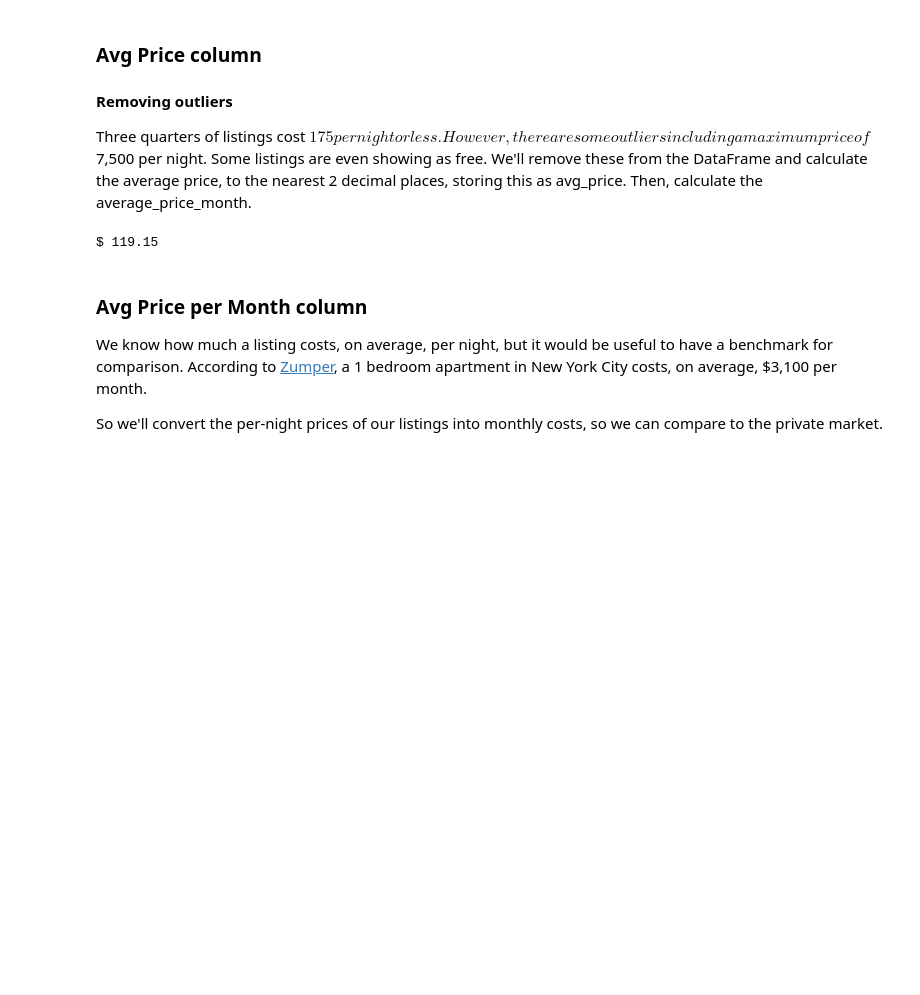
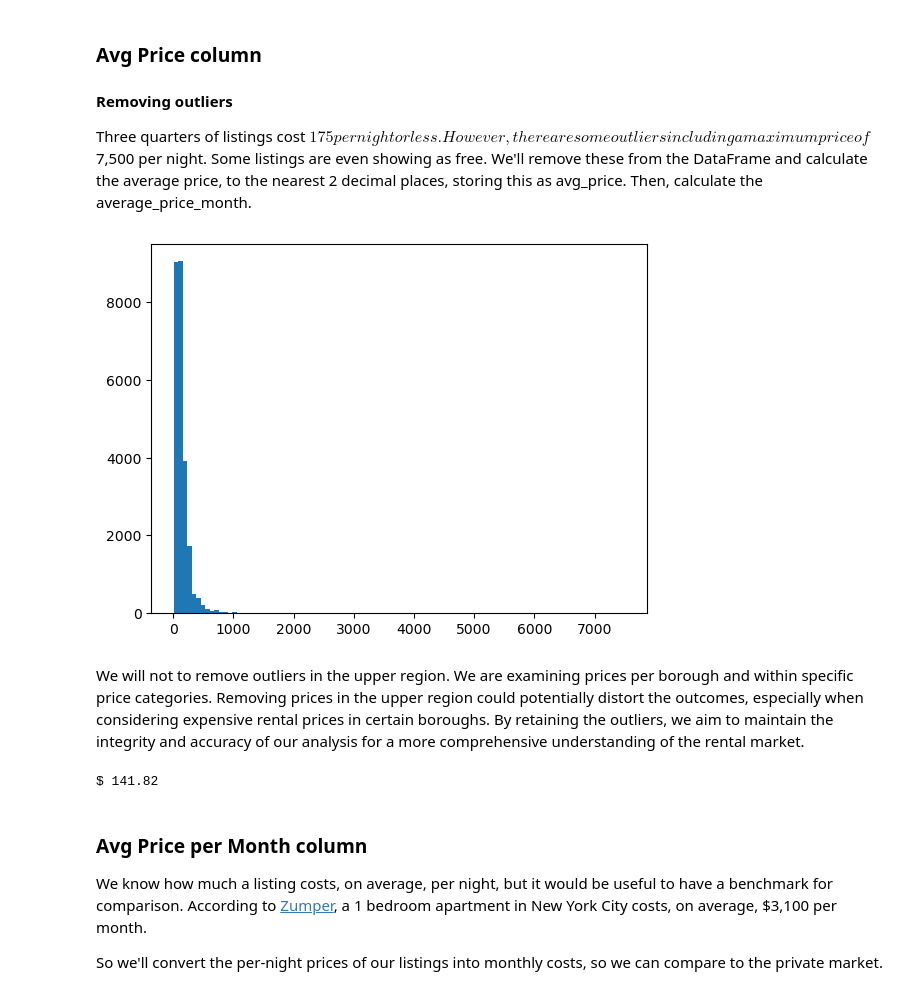
Before and after one commit to caracfinlay/Pillow_palooza, a Jupyter notebook: pillow_palooza_data_wrangling.ipynb, the cells around one changed output. Cells and saved outputs as stored; diff of their text form; code cells hidden in the pictures; blank space fills up the shorter version.

```diff
--- a/pillow_palooza_data_wrangling.ipynb
+++ b/pillow_palooza_data_wrangling.ipynb
@@ -193,21 +194,22 @@ memory usage: 591.0+ KB
 #### Removing outliers
 Three quarters of listings cost $175 per night or less. However, there are some outliers including a maximum price of $7,500 per night. Some listings are even showing as free. We'll remove these from the DataFrame and
 calculate the average price, to the nearest 2 decimal places, storing this as avg_price. Then, calculate the average_price_month.
-# %%
-# Identify outliers using IQR (Interquartile Range)
-Q1 = prices['price'].quantile(0.25)
-Q3 = prices['price'].quantile(0.75)
-IQR = Q3 - Q1
-
-# Remove outliers in price column
-prices = prices[(prices['price'] >= Q1 - 1.5 * IQR) & (prices['price'] <= Q3 + 1.5 * IQR)]
-
-# calculating avg_price
-avg_price = prices['price'].mean()
-
-print('$', round(avg_price, 2))
-# %% [output]
-$ 119.15
+# %%
+# Exclude values equal to 0
+prices = prices[prices['price'] != 0]
+
+plt.hist(prices['price'], 100);
+# %% [output]
+[figure, added]
+# %% [markdown]
+We will not to remove outliers in the upper region. We are examining prices per borough and within specific price categories. Removing prices in the upper region could potentially distort the outcomes, especially when considering expensive rental prices in certain boroughs. By retaining the outliers, we aim to maintain the integrity and accuracy of our analysis for a more comprehensive understanding of the rental market.
+# %%
+# calculating avg_price
+avg_price = prices['price'].mean()
+
+print('$', round(avg_price, 2))
+# %% [output]
+$ 141.82
 # %% [markdown]
 ### Avg Price per Month column
 
```
Also changed, not shown: parts of 6 cells of this notebook.
